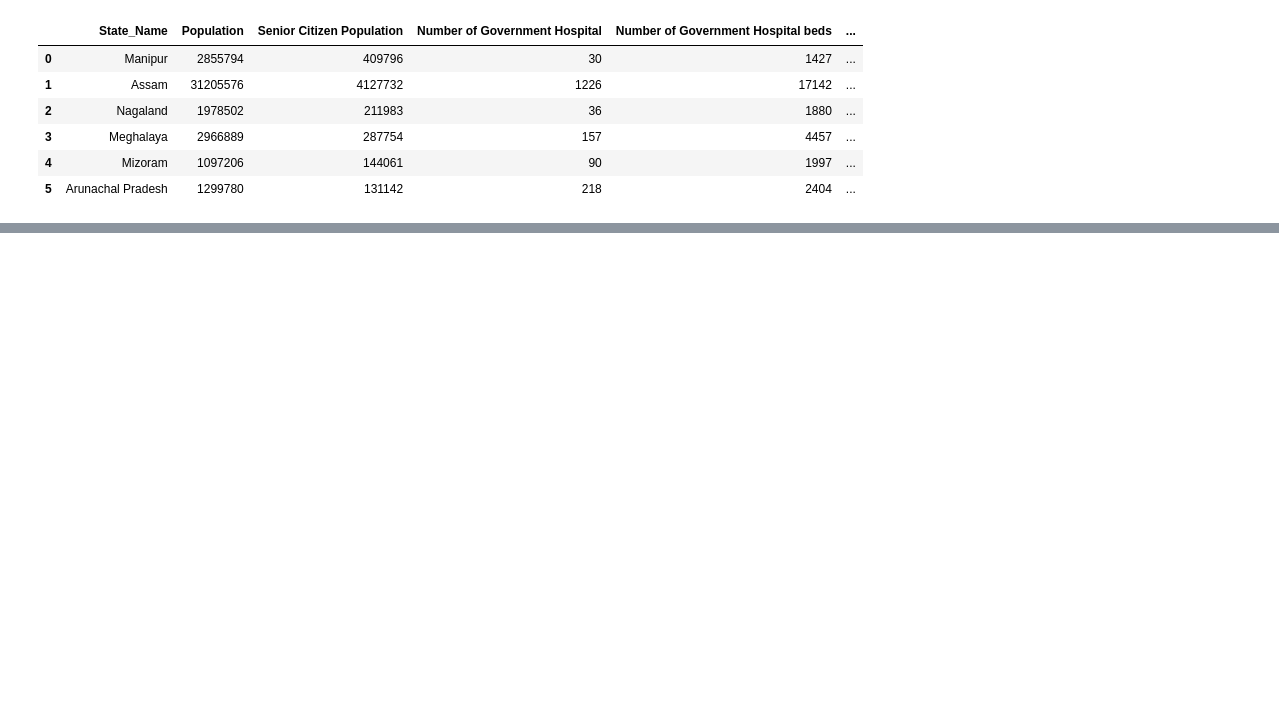
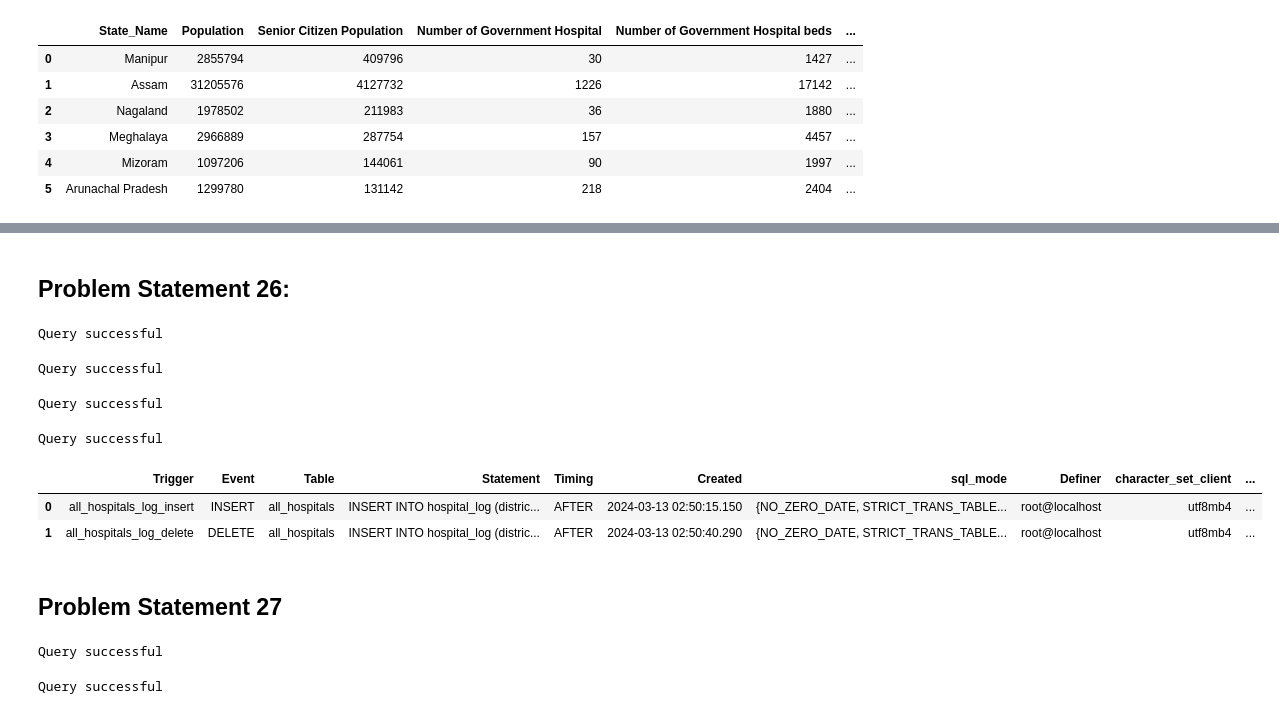
Before and after one commit to prathamchopra001/Healthcare-Data-Cleaning, a Jupyter notebook: Solution/data_cleaning_18_22.ipynb, the cells around one changed output, grey strips where cells are left out. Cells and saved outputs as stored; diff of their text form; code cells hidden in the pictures; blank space fills up the shorter version.

```diff
--- a/Solution/data_cleaning_18_22.ipynb
+++ b/Solution/data_cleaning_18_22.ipynb
@@ -440,0 +441,63 @@ run_query(connection,"""
+# %% [markdown]
+## Problem Statement 26:
+# %%
+execute_query(connection,"""
+            CREATE TABLE IF NOT EXISTS hospital_log (
+    district VARCHAR(255),
+    location VARCHAR(10),
+    operation VARCHAR(10),
+    operation_date DATE,
+    is_government_hospital BOOLEAN
+);""")
+# %% [output]
+Query successful
+# %%
+execute_query(connection,"""
+              DROP TRIGGER IF EXISTS all_hospitals_log_insert;
+              """)
+# %% [output]
+Query successful
+# %%
+execute_query(connection,"""
+              CREATE TRIGGER all_hospitals_log_insert
+AFTER INSERT ON all_hospitals
+FOR EACH ROW
+INSERT INTO hospital_log (district, location, operation, operation_date, is_government_hospital)
+VALUES (NEW.`State/UT`, 'Urban', 'INSERT', CURRENT_DATE, FALSE);""")
+# %% [output]
+Query successful
+# %%
+execute_query(connection,"""
+              CREATE TRIGGER all_hospitals_log_delete
+AFTER DELETE ON all_hospitals
+FOR EACH ROW
+INSERT INTO hospital_log (district, location, operation, operation_date, is_government_hospital)
+VALUES (OLD.`State/UT`, 'Urban', 'DELETE', CURRENT_DATE, FALSE);""")
+# %% [output]
+Query successful
+# %%
+run_query(connection, "show triggers;")
+# %% [output]
+|  | Trigger | Event | Table | Statement | Timing | Created | sql_mode | Definer | character_set_client | ... |
+| 0 | all_hospitals_log_insert | INSERT | all_hospitals | INSERT INTO hospital_log (distric... | AFTER | 2024-03-13 02:50:15.150 | {NO_ZERO_DATE, STRICT_TRANS_TABLE... | root@localhost | utf8mb4 | ... |
+| 1 | all_hospitals_log_delete | DELETE | all_hospitals | INSERT INTO hospital_log (distric... | AFTER | 2024-03-13 02:50:40.290 | {NO_ZERO_DATE, STRICT_TRANS_TABLE... | root@localhost | utf8mb4 | ... |
+# %% [markdown]
+## Problem Statement 27
+# %%
+execute_query(connection, """
+            CREATE TABLE hospital_bed_log (
+    district VARCHAR(100),
+    location VARCHAR(10),
+    operation_date DATE,
+    beds_changed INTEGER,
+    operation VARCHAR(10),
+    is_government_hospital BOOLEAN
+        );""")
+# %% [output]
+Query successful
+# %%
+execute_query(connection,"""
+              DROP TRIGGER IF EXISTS hospital_beds_log_insert;
+              """)
+# %% [output]
+Query successful
```
Also changed, not shown: parts of 2 cells of this notebook, 1 other file.
